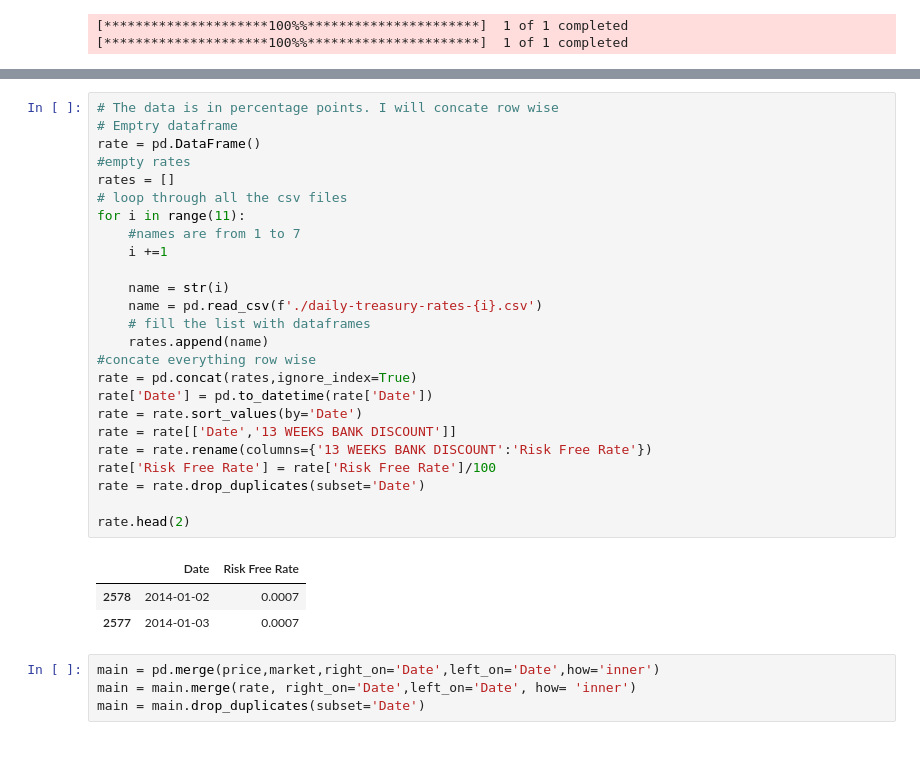
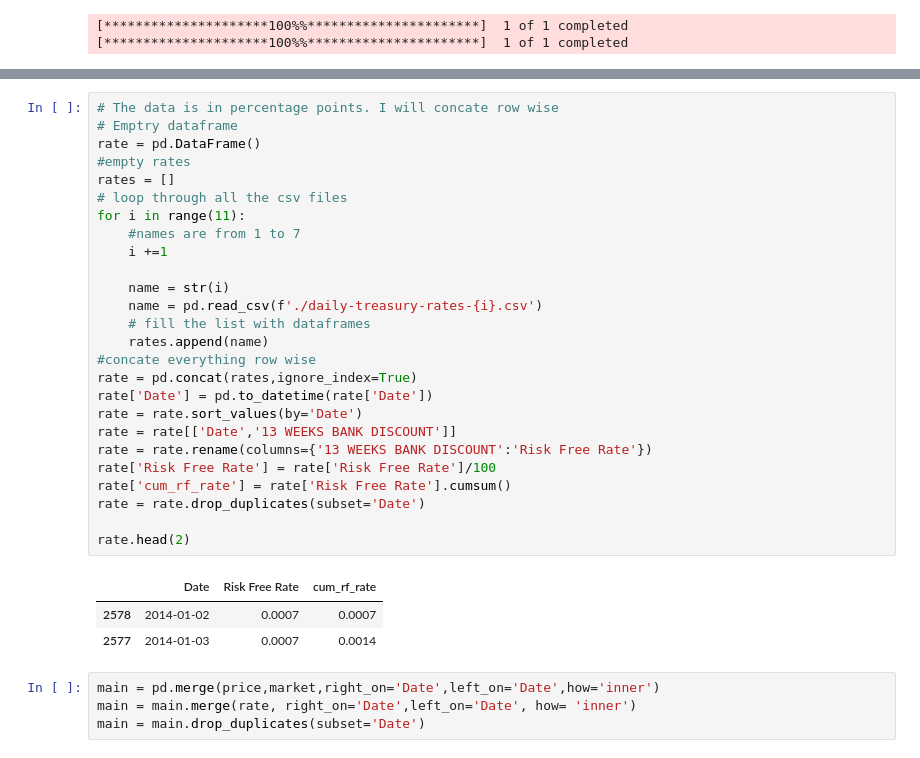
Before and after one commit to maseehfaizan/Project-Code, a Jupyter notebook: Master.ipynb, the cells around one changed output, grey strips where cells are left out. Drawn from its saved outputs; the diff is of its cells as text.

```diff
--- a/Master.ipynb
+++ b/Master.ipynb
@@ -315,32 +315,33 @@ price.head()
 # %%
 # The data is in percentage points. I will concate row wise
 # Emptry dataframe
 rate = pd.DataFrame()
 #empty rates
 rates = []
 # loop through all the csv files
 for i in range(11):
     #names are from 1 to 7
     i +=1
 
     name = str(i)
     name = pd.read_csv(f'./daily-treasury-rates-{i}.csv')
     # fill the list with dataframes
     rates.append(name)
 #concate everything row wise
 rate = pd.concat(rates,ignore_index=True)
 rate['Date'] = pd.to_datetime(rate['Date'])
 rate = rate.sort_values(by='Date')
 rate = rate[['Date','13 WEEKS BANK DISCOUNT']]
 rate = rate.rename(columns={'13 WEEKS BANK DISCOUNT':'Risk Free Rate'})
 rate['Risk Free Rate'] = rate['Risk Free Rate']/100
+rate['cum_rf_rate'] = rate['Risk Free Rate'].cumsum()
 rate = rate.drop_duplicates(subset='Date')
 
 rate.head(2)
 # %% [output]
-|  | Date | Risk Free Rate |
-| 2578 | 2014-01-02 | 0.0007 |
-| 2577 | 2014-01-03 | 0.0007 |
+|  | Date | Risk Free Rate | cum_rf_rate |
+| 2578 | 2014-01-02 | 0.0007 | 0.0007 |
+| 2577 | 2014-01-03 | 0.0007 | 0.0014 |
 # %%
 main = pd.merge(price,market,right_on='Date',left_on='Date',how='inner')
 main = main.merge(rate, right_on='Date',left_on='Date', how= 'inner')
```
Also changed, not shown: parts of 17 cells of this notebook, 1 other file.
